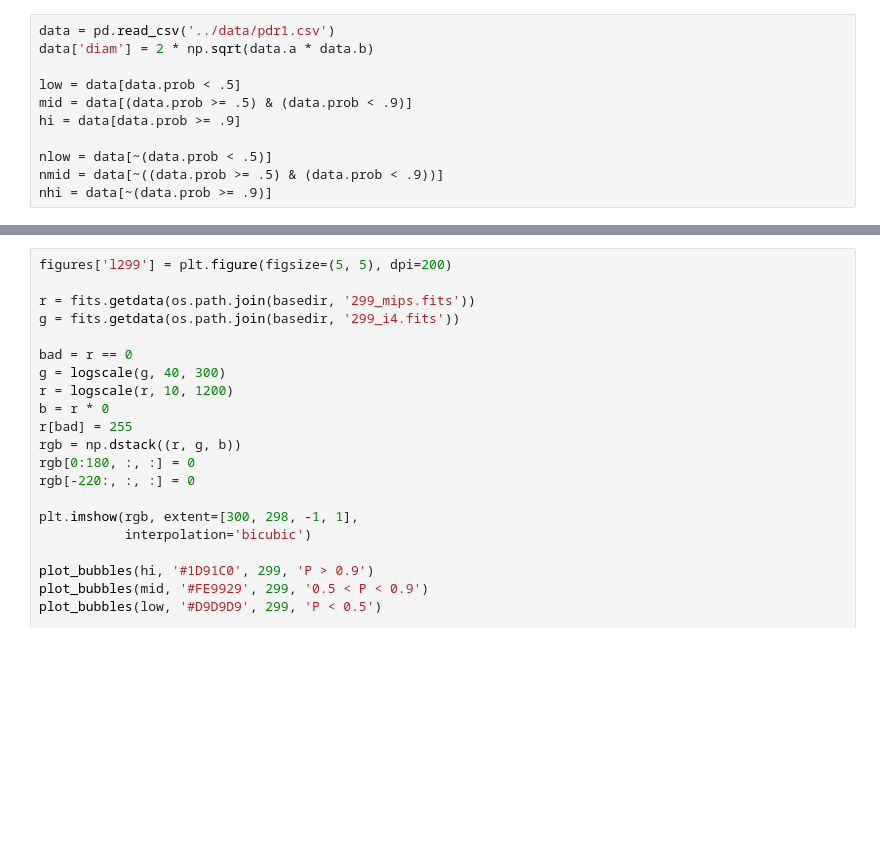
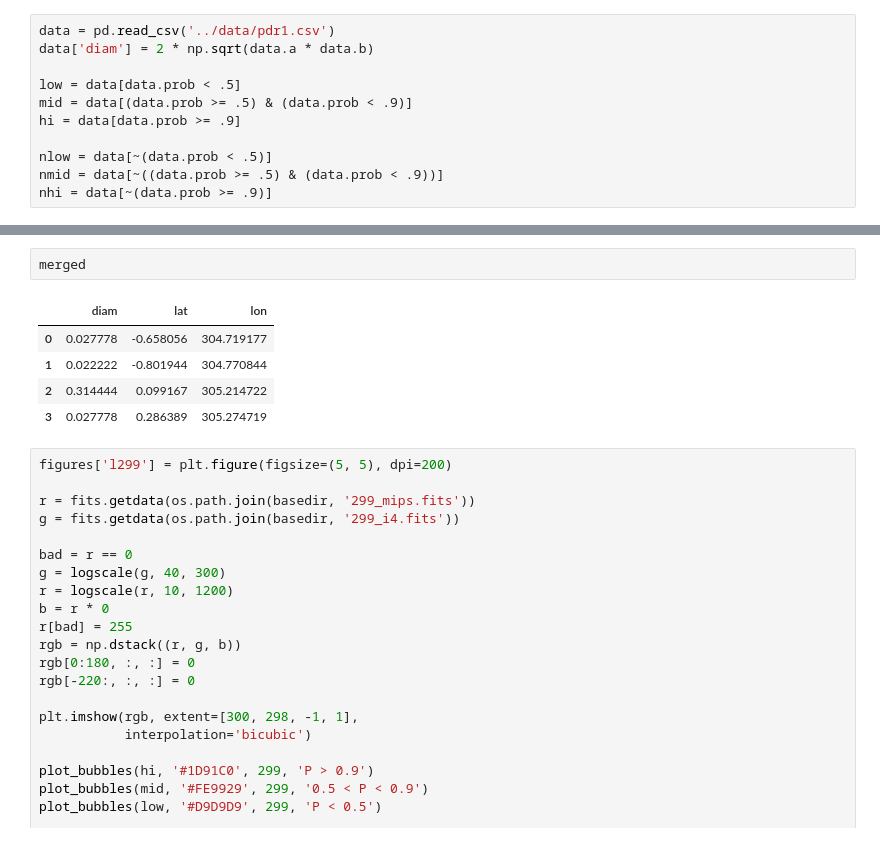
Before and after one commit to ChrisBeaumont/brut, a Jupyter notebook: notebooks/wide_area_plots.ipynb, the cells around one changed output, grey strips where cells are left out. Drawn from its saved outputs; the diff is of its cells as text; blank space fills up the shorter version.

```diff
--- a/notebooks/wide_area_plots.ipynb
+++ b/notebooks/wide_area_plots.ipynb
@@ -164,3 +202,11 @@ plt.show()
+# %%
+merged
+# %% [output]
+|  | diam | lat | lon |
+| 0 | 0.027778 | -0.658056 | 304.719177 |
+| 1 | 0.022222 | -0.801944 | 304.770844 |
+| 2 | 0.314444 | 0.099167 | 305.214722 |
+| 3 | 0.027778 | 0.286389 | 305.274719 |
 # %%
 figures['l299'] = plt.figure(figsize=(5, 5), dpi=200)
 
```
Also changed, not shown: parts of 5 cells of this notebook, 11 other files.
